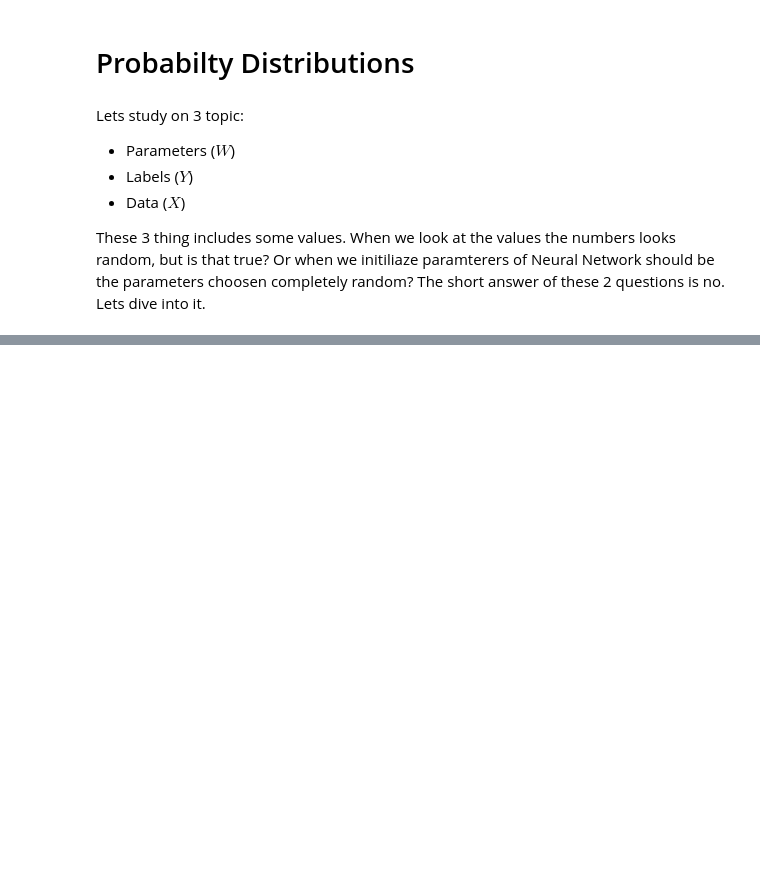
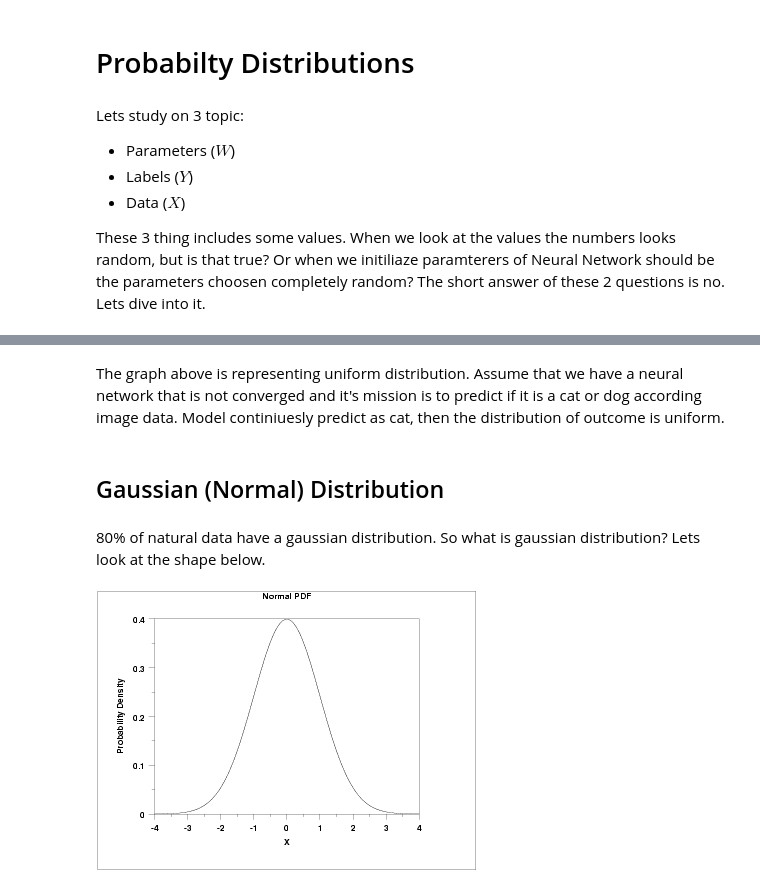
Before and after one commit to Oguzhanercan/Deep-Learning-Lecture-2021-2022-First-Term, a Jupyter notebook: lecture-materials/week0.ipynb, the cells around one changed output, grey strips where cells are left out. Saved outputs shown, nothing was run; the diff lists cells and outputs as text; code cells hidden in the pictures; blank space fills up the shorter version.

```diff
--- a/lecture-materials/week0.ipynb
+++ b/lecture-materials/week0.ipynb
@@ -34,0 +46,10 @@ These 3 thing includes some values. When we look at the values the numbers looks
+# %% [markdown]
+The graph above is representing uniform distribution. Assume that we have a neural network that is not converged and it's mission is to predict if it is a cat or dog according image data. Model continiuesly predict as cat, then the distribution of outcome is uniform.
+# %% [markdown]
+## Gaussian (Normal) Distribution
+# %% [markdown]
+80% of natural data have a gaussian distribution. So what is gaussian distribution? Lets look at the shape below.
+# %%
+Image("imgs/normal_dist.gif")
+# %% [output]
+[figure, added]
```
Also changed, not shown: parts of 23 cells of this notebook.
